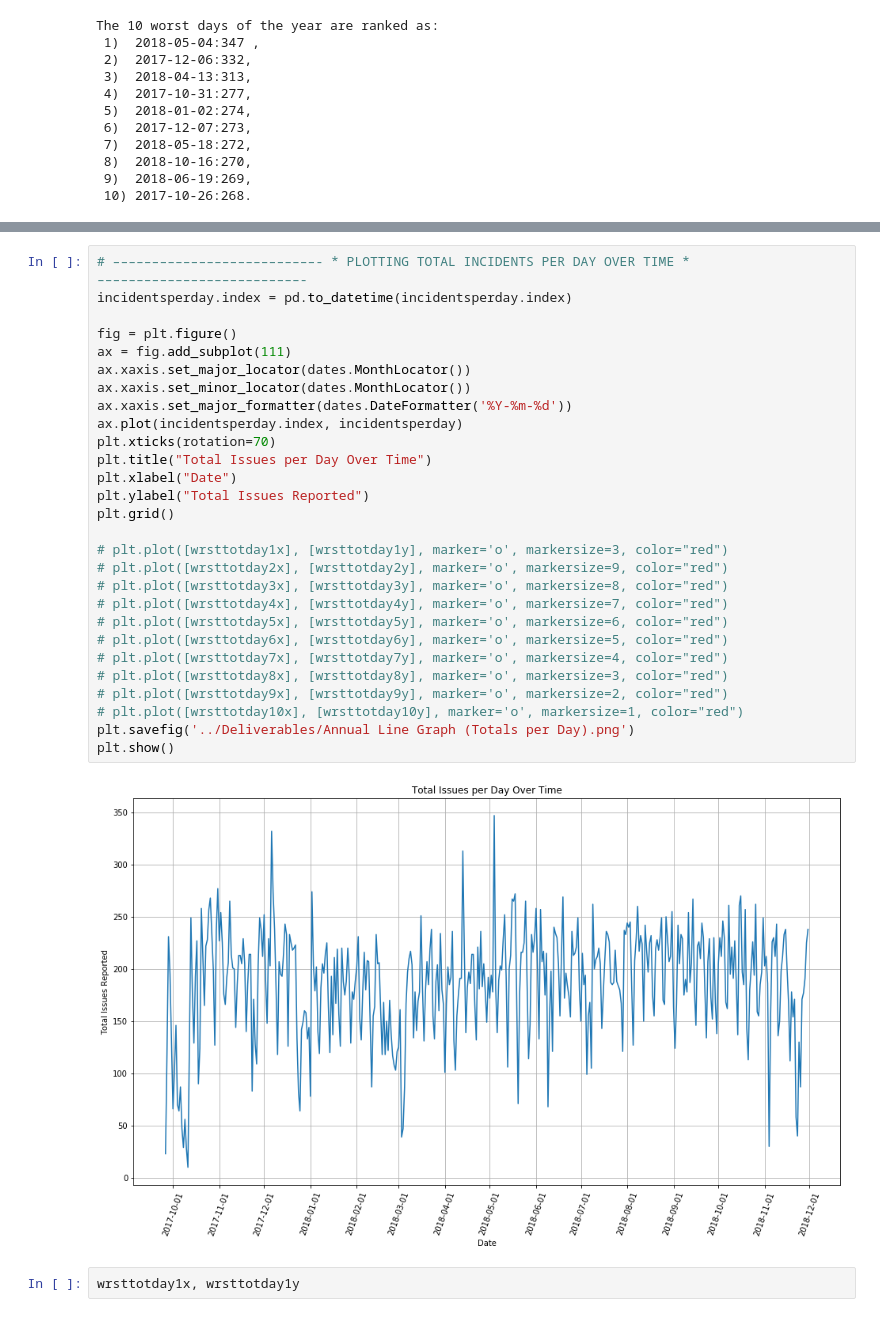
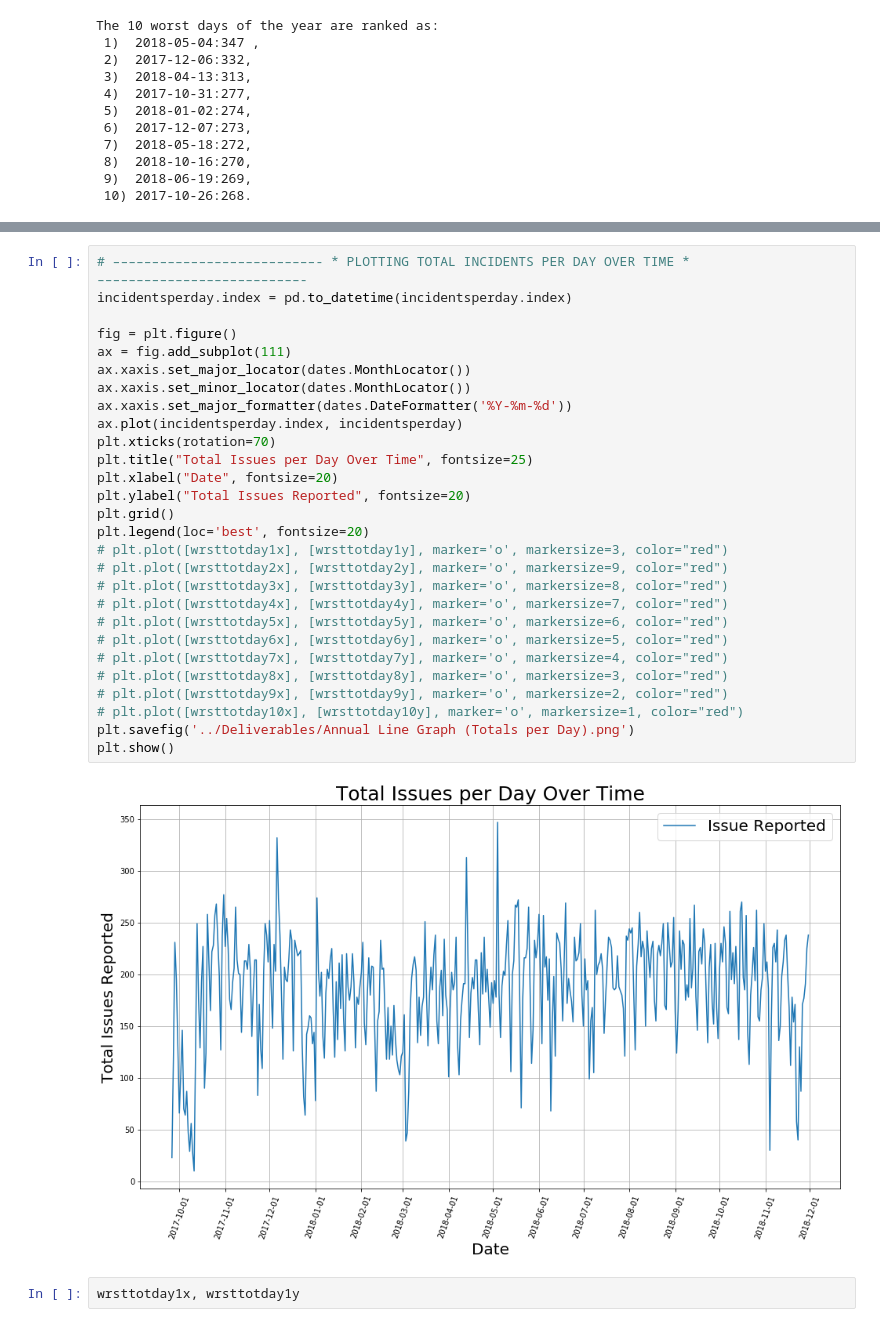
Before and after one commit to smarquardt92/project_1, a Jupyter notebook: dev/Annual Line Graph.ipynb, the cells around one changed output, grey strips where cells are left out. Saved outputs shown, nothing was run; the diff lists cells and outputs as text.

Commit message:
adding legends & increasing fontsize for annual plots

```diff
--- a/dev/Annual Line Graph.ipynb
+++ b/dev/Annual Line Graph.ipynb
@@ -110,33 +110,33 @@ Name: Issue Reported, dtype: int64
 # %%
 # ––––––––––––––––––––––––––- * PLOTTING TOTAL INCIDENTS PER DAY OVER TIME * ––––––––––––––––––––––––––-
 incidentsperday.index = pd.to_datetime(incidentsperday.index)
 
 fig = plt.figure()
 ax = fig.add_subplot(111)
 ax.xaxis.set_major_locator(dates.MonthLocator())
 ax.xaxis.set_minor_locator(dates.MonthLocator())
 ax.xaxis.set_major_formatter(dates.DateFormatter('%Y-%m-%d'))
 ax.plot(incidentsperday.index, incidentsperday)
 plt.xticks(rotation=70)
-plt.title("Total Issues per Day Over Time")
-plt.xlabel("Date")
-plt.ylabel("Total Issues Reported")
+plt.title("Total Issues per Day Over Time", fontsize=25)
+plt.xlabel("Date", fontsize=20)
+plt.ylabel("Total Issues Reported", fontsize=20)
 plt.grid()
-
+plt.legend(loc='best', fontsize=20)
 # plt.plot([wrsttotday1x], [wrsttotday1y], marker='o', markersize=3, color="red")
 # plt.plot([wrsttotday2x], [wrsttotday2y], marker='o', markersize=9, color="red")
 # plt.plot([wrsttotday3x], [wrsttotday3y], marker='o', markersize=8, color="red")
 # plt.plot([wrsttotday4x], [wrsttotday4y], marker='o', markersize=7, color="red")
 # plt.plot([wrsttotday5x], [wrsttotday5y], marker='o', markersize=6, color="red")
 # plt.plot([wrsttotday6x], [wrsttotday6y], marker='o', markersize=5, color="red")
 # plt.plot([wrsttotday7x], [wrsttotday7y], marker='o', markersize=4, color="red")
 # plt.plot([wrsttotday8x], [wrsttotday8y], marker='o', markersize=3, color="red")
 # plt.plot([wrsttotday9x], [wrsttotday9y], marker='o', markersize=2, color="red")
 # plt.plot([wrsttotday10x], [wrsttotday10y], marker='o', markersize=1, color="red")
 plt.savefig('../Deliverables/Annual Line Graph (Totals per Day).png')
 plt.show()
 # %% [output]
-[figure, old version]
+[figure, new version]
 # %%
 wrsttotday1x, wrsttotday1y
 # %% [output]
```
Also changed, not shown: parts of 2 cells of this notebook, 2 other files.
